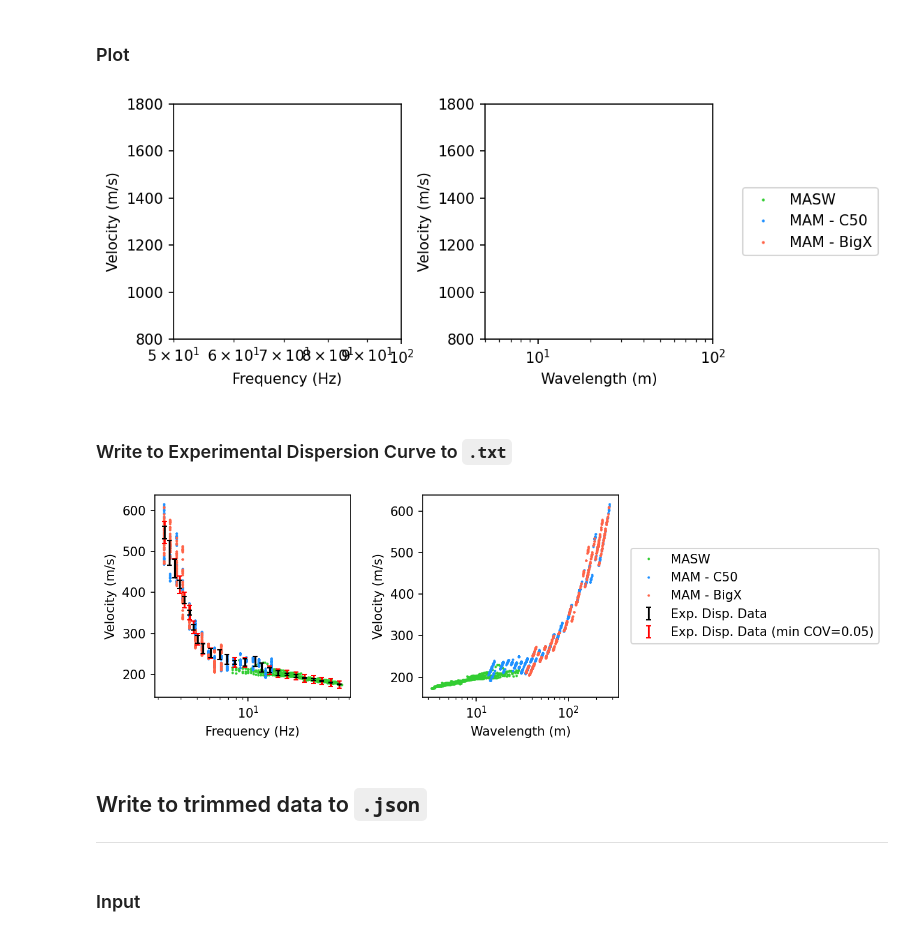
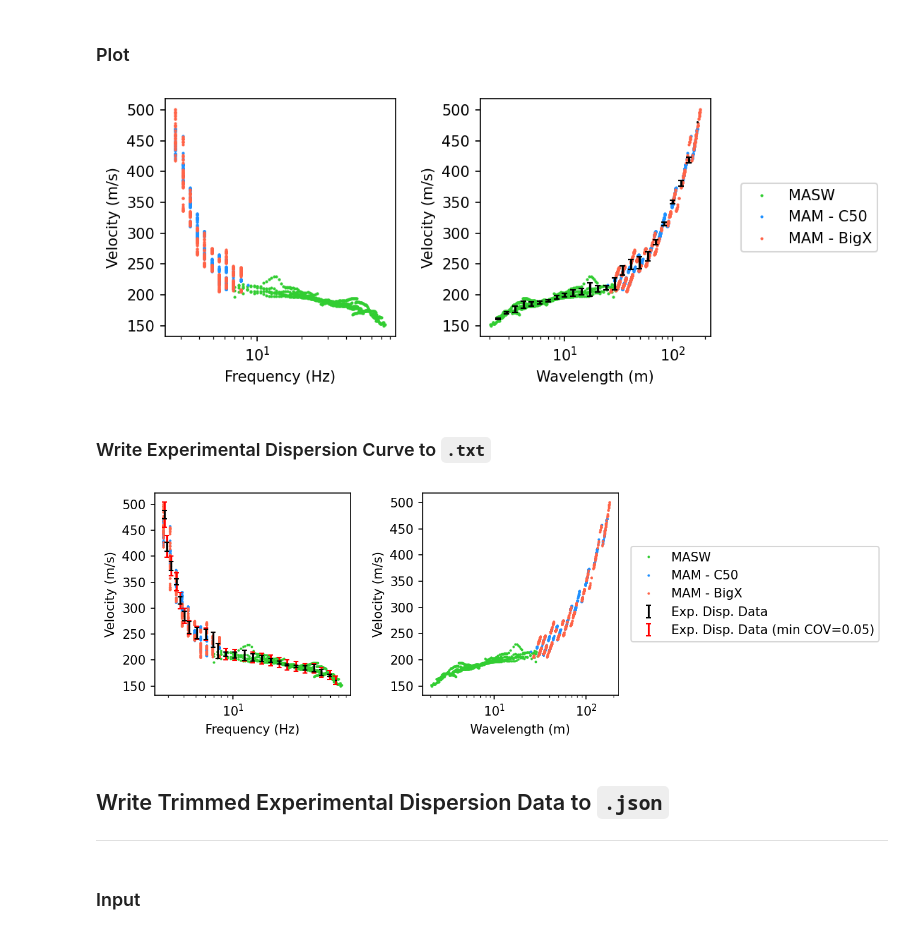
Before and after one commit to jpvantassel/swprocess, a Jupyter notebook: examples/stats/stats.ipynb, the cells around one changed output. Cells and saved outputs as stored; diff of their text form; code cells hidden in the pictures.

```diff
--- a/examples/stats/stats.ipynb
+++ b/examples/stats/stats.ipynb
@@ -130,9 +124,17 @@ for fnames, color, label in zip(fnames_set, colors, labels):
 
 axs[-1].legend(bbox_to_anchor = (1.1, 0.5), loc="center left")
 
+# # manually set limits for first panel (frequency in this case)
+# axs[0].set_xlim(0.1, 50)
+# axs[0].set_ylim(0, 1000)
+
+# # manually set limits for second panel (wavelength in this case)
+# axs[1].set_xlim(0.1, 1000)
+# axs[1].set_ylim(0, 1000)
+
 plt.show()
 
-master_suite = swprocess.PeaksSuite.from_peakssuite(suites)
+main_suite = swprocess.PeaksSuite.from_peakssuite(suites)
 _colors, _labels = [], []
 for color, label, suite in zip(colors, labels, suites):
     for _ in range(len(suite)):
@@ -200,7 +201,7 @@ Enter (0 to quit, 1 to continue, 2 to undo):  0
 ---
 # %%
 %matplotlib inline
-fig, axs = master_suite.plot(xtype=xtype, ytype=ytype, plot_kwargs=dict(color=_colors, label=_labels))
+fig, axs = main_suite.plot(xtype=xtype, ytype=ytype, plot_kwargs=dict(color=_colors, label=_labels))
 
 for ax in axs:
     ax.autoscale(enable=True)
@@ -208,7 +209,7 @@ for ax in axs:
 for ax, _xtype, _ytype in zip(axs, xtype, ytype):
     xlim, ylim = ax.get_xlim(), ax.get_ylim()
     attribute, limits = overall_resolution_limits
-    master_suite.plot_resolution_limits(ax=ax, xtype=_xtype, ytype=_ytype, attribute=attribute, limits=limits, plot_kwargs=dict(label="Limits"))
+    main_suite.plot_resolution_limits(ax=ax, xtype=_xtype, ytype=_ytype, attribute=attribute, limits=limits, plot_kwargs=dict(label="Limits"))
     ax.set_xlim(xlim)
     ax.set_ylim(ylim)
 
@@ -237,34 +234,33 @@ xmin, xmax, nx, xspace = 1, 1000, 40, "log"
 # %%
 %matplotlib inline
 
 xx = swprocess.wavefieldtransforms.AbstractWavefieldTransform._create_vector(pmin=xmin, pmax=xmax, pn=nx, pspace=xspace)
-xx, mean, stddev, _ = master_suite.statistics(xtype=xdomain, ytype=ydomain, xx=xx, ignore_corr=True, drop_sample_if_fewer_count=1)
+xx, mean, stddev, _ = main_suite.statistics(xtype=xdomain, ytype=ydomain, xx=xx, ignore_corr=True, drop_sample_if_fewer_count=1)
 
-fig, axs = master_suite.plot(xtype=xtype, ytype=ytype, plot_kwargs=dict(color=_colors, label=_labels))
+fig, axs = main_suite.plot(xtype=xtype, ytype=ytype, plot_kwargs=dict(color=_colors, label=_labels))
 
 for ax, _xtype, _ytype in zip(axs, xtype, ytype):
     if _xtype == xdomain and _ytype == ydomain:
-        master_suite.plot_statistics(ax=ax, xx=xx, mean=mean, stddev=stddev)
+        main_suite.plot_statistics(ax=ax, xx=xx, mean=mean, stddev=stddev)
 
-# Frequency
-ax = axs[0]
-ax.set_xlim(50, 100)
-ax.set_ylim(800, 1800)
-# Wavelength
-ax = axs[1]
-ax.set_xlim(5, 100)
-ax.set_ylim(800, 1800)
+# # manually set limits for first panel (frequency in this case)
+# axs[0].set_xlim(0.1, 50)
+# axs[0].set_ylim(0, 1000)
+
+# # manually set limits for second panel (wavelength in this case)
+# axs[1].set_xlim(0.1, 1000)
+# axs[1].set_ylim(0, 1000)
 
 axs[-1].legend(bbox_to_anchor = (1.1, 0.5), loc="center left")
 
 plt.show()
 # %% [output]
-[figure, old version]
+[figure, new version]
 # %% [markdown]
-### Write to Experimental Dispersion Curve to `.txt`
+### Write Experimental Dispersion Curve to `.txt`
 # %%
 fname = "nz_wghs_rayleigh_0.txt"
-version = "2"
+version = "3.4.2"
 minimum_cov = 0.05
 
 if xdomain == "frequency" and ydomain == "velocity":
@@ -281,11 +277,11 @@ else:
     raise NotImplementedError()
 
 %matplotlib inline
-fig, axs = master_suite.plot(xtype=xtype, ytype=ytype, plot_kwargs=dict(color=_colors, label=_labels))
+fig, axs = main_suite.plot(xtype=xtype, ytype=ytype, plot_kwargs=dict(color=_colors, label=_labels))
 
 for ax, _xtype, _ytype in zip(axs, xtype, ytype):
     if _xtype == "frequency" and _ytype == "velocity":
-        master_suite.plot_statistics(ax=ax, xx=new_xx, mean=new_mean, stddev=new_stddev, errorbar_kwargs=dict(label="Exp. Disp. Data"))
+        main_suite.plot_statistics(ax=ax, xx=new_xx, mean=new_mean, stddev=new_stddev, errorbar_kwargs=dict(label="Exp. Disp. Data"))
 
 for index, _stddev in enumerate(new_stddev):
     if np.isnan(_stddev):
@@ -300,11 +296,19 @@ target.to_txt_dinver(fname=fname, version=version)
 
 axs[0].legend(bbox_to_anchor = (2.4, 0.5), loc="center left")
 
+# # manually set limits for first panel (frequency in this case)
+# axs[0].set_xlim(0.1, 50)
+# axs[0].set_ylim(0, 1000)
+
+# # manually set limits for second panel (wavelength in this case)
+# axs[1].set_xlim(0.1, 1000)
+# axs[1].set_ylim(0, 1000)
+
 plt.show()
 # %% [output]
-[figure, old version]
+[figure, new version]
 # %% [markdown]
-## Write to trimmed data to `.json`
+## Write Trimmed Experimental Dispersion Data to `.json`
 ---
 # %% [markdown]
 ### Input
```
Also changed, not shown: parts of 7 cells of this notebook, 7 other files.
